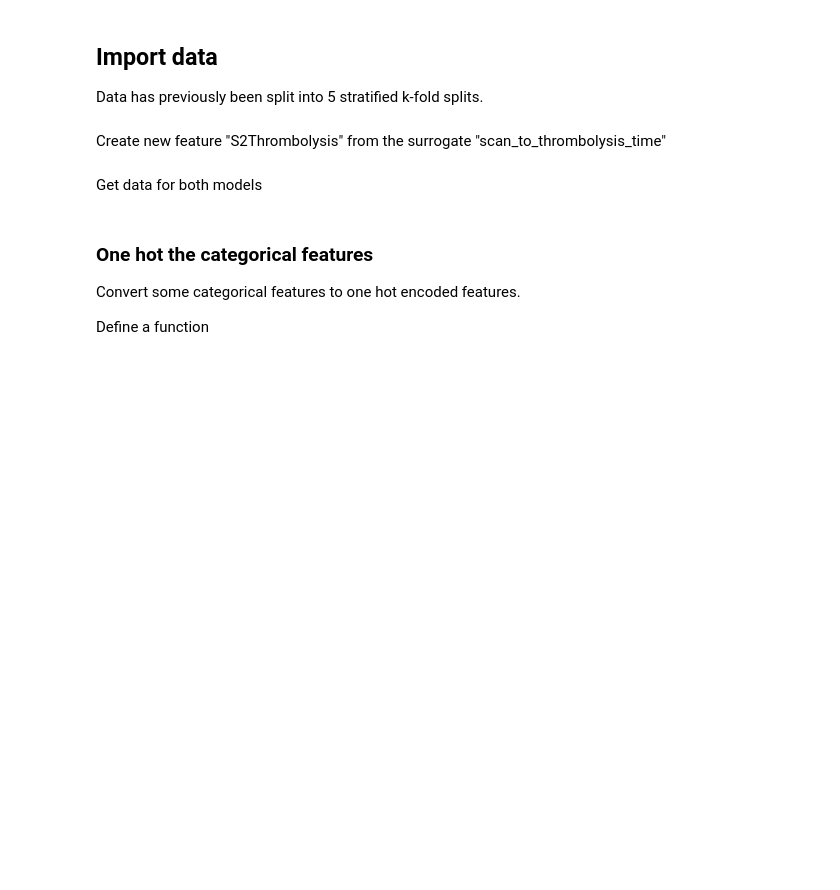
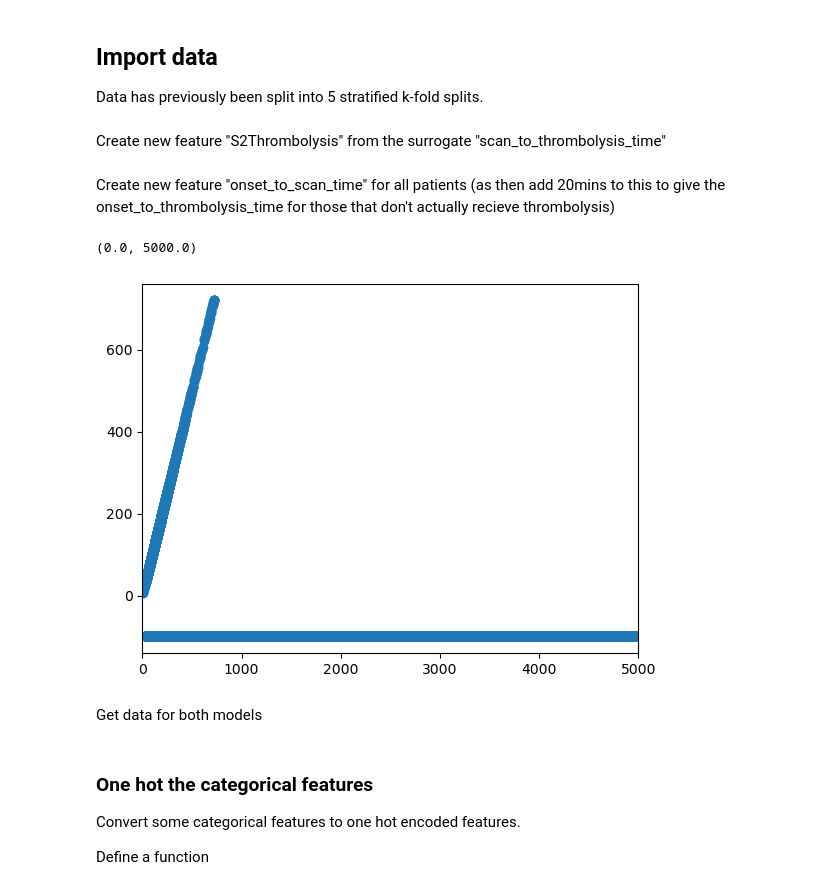
Before and after one commit to samuel-book/stroke_outcome_ml, a Jupyter notebook: xgb_7_features/210_xgb_all_data_7_features_multiclass_outcome.ipynb, the cells around one changed output. Saved outputs shown, nothing was run; the diff lists cells and outputs as text; code cells hidden in the pictures; blank space fills up the shorter version.

Commit message:
Best is now the lowest mrs. changed onset to treatment time for those not actually treated to be their onset to scan time plus 20 mins

```diff
--- a/xgb_7_features/210_xgb_all_data_7_features_multiclass_outcome.ipynb
+++ b/xgb_7_features/210_xgb_all_data_7_features_multiclass_outcome.ipynb
@@ -93,6 +93,7 @@ start_time = time.time()
 # %%
 # For those patients that do not get thrombolysis, the onset to thrombolysis time to calculate their outcome had they been given thrombolysis
 ott_default = 120
+scan_to_needle_time_default = 20
 # %% [markdown]
 Select the features for the model for disability discharge
 # %%
@@ -153,6 +154,20 @@ data = pd.read_csv(filename)
 Create new feature "S2Thrombolysis" from the surrogate "scan_to_thrombolysis_time"
 # %%
 data["S2Thrombolysis"] = data["scan_to_thrombolysis_time"] > -100
+# %% [markdown]
+Create new feature "onset_to_scan_time" for all patients (as then add 20mins to this to give the onset_to_thrombolysis_time for those that don't actually recieve thrombolysis)
+# %%
+mask_no_treatment = data["S2Thrombolysis"] == 0
+data["onset_to_scan_time"] = data["onset_to_arrival_time"] + data["arrival_to_scan_time"]
+
+data["onset_to_thrombolysis_time_surrogate"] = data["onset_to_thrombolysis_time"].copy(deep=True)
+data["onset_to_thrombolysis_time_surrogate"][mask_no_treatment] = data["onset_to_scan_time"][mask_no_treatment] + scan_to_needle_time_default
+# %%
+plt.scatter(data["onset_to_thrombolysis_time_surrogate"], data["onset_to_thrombolysis_time"])
+plt.xlim(0,5000)
+# %% [output]
+(0.0, 5000.0)
+[figure, added]
 # %% [markdown]
 Get data for both models
 # %%
```
Also changed, not shown: parts of 24 cells of this notebook.
